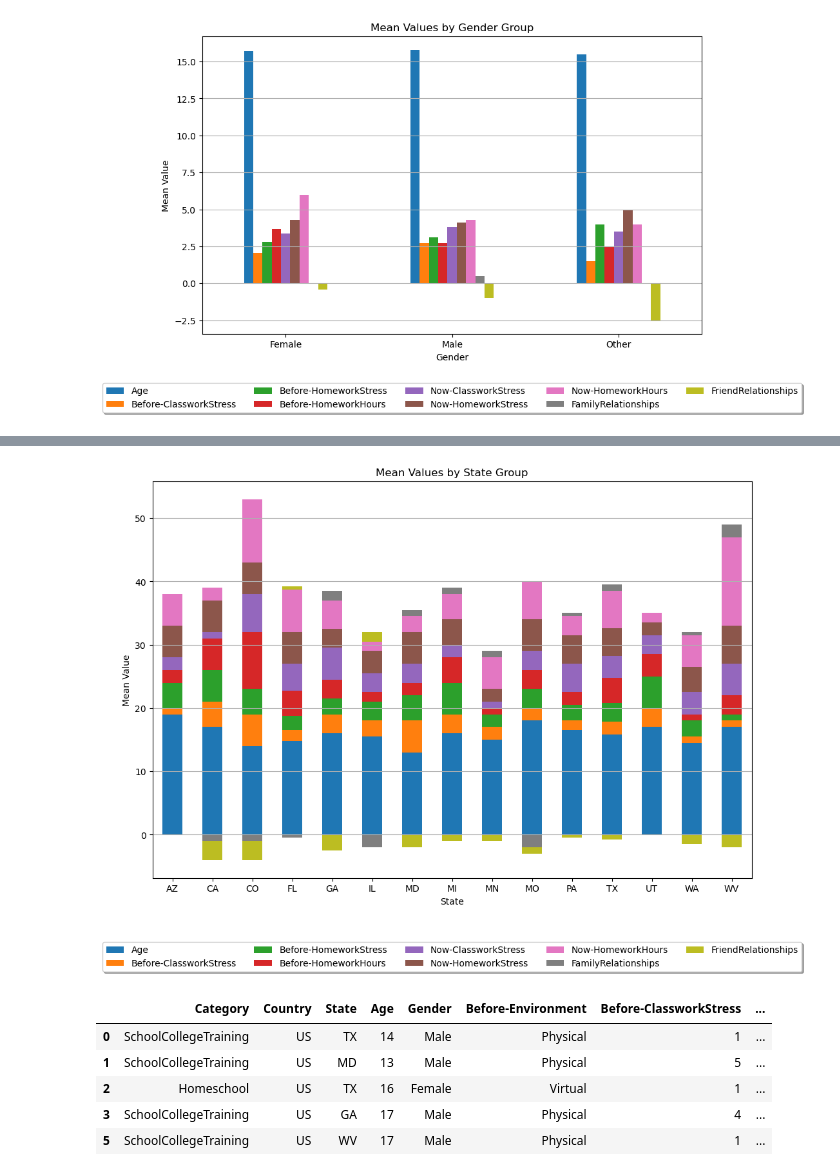
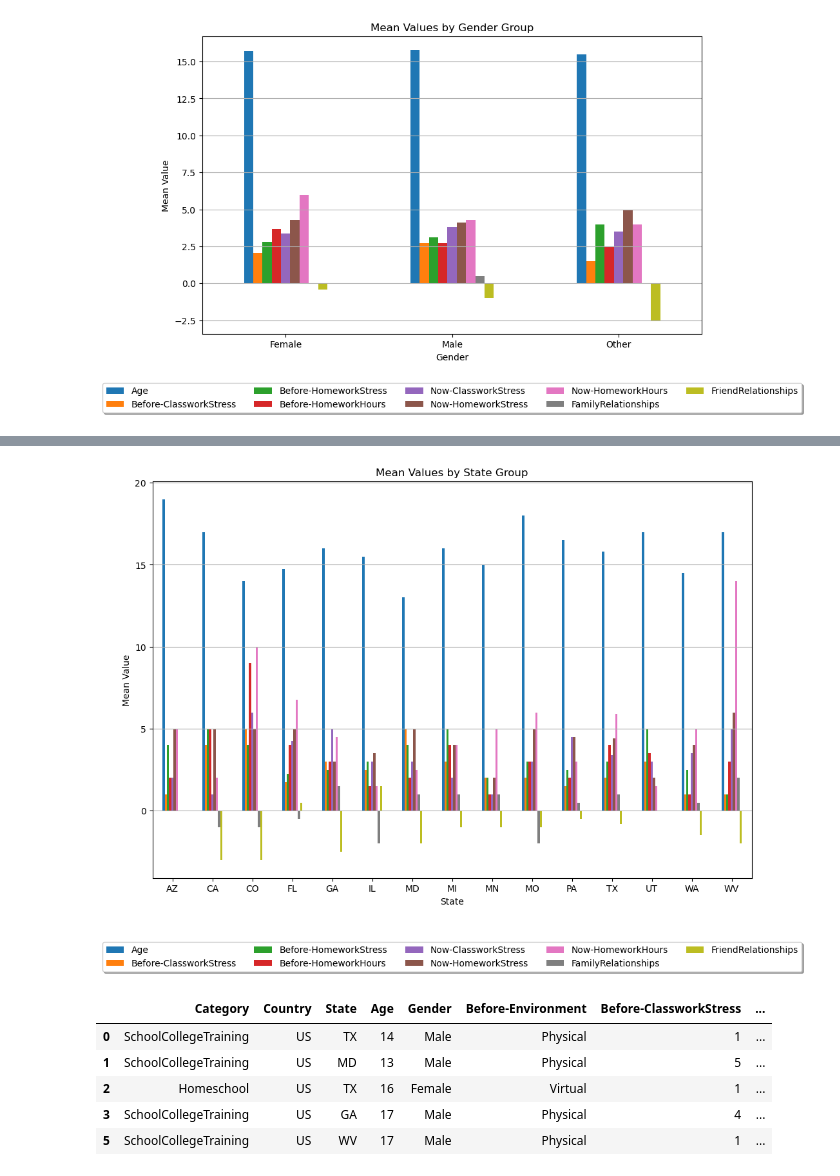
Before and after one commit to seric0619/Springboard, a Jupyter notebook: Capstone/Data-Wrangling.ipynb, the cells around one changed output, grey strips where cells are left out. Drawn from its saved outputs; the diff is of its cells as text; code cells hidden in the pictures.

```diff
--- a/Capstone/Data-Wrangling.ipynb
+++ b/Capstone/Data-Wrangling.ipynb
@@ -281,19 +277,19 @@ state_means.head()
 | GA | 16.00 | 3.00 | 2.50 | 3.0 | 5.00 | ... |
 # %%
 # Plot means using stacked bar graph
-ax = state_means.plot(kind='bar', figsize=(12, 8), stacked=True)  # Adjust the figure size as needed
+ax = state_means.plot(kind='bar', figsize=(12, 8))
 plt.title('Mean Values by State Group')
 plt.xlabel('State')
 plt.ylabel('Mean Value')
-plt.xticks(rotation=0)  # Rotate x-axis labels if needed
-plt.grid(axis='y')  # Add gridlines along y-axis
+plt.xticks(rotation=0)
+plt.grid(axis='y')
 
 # Move the legend below the plot
 plt.legend(loc='upper center', bbox_to_anchor=(0.5, -0.15), fancybox=True, shadow=True, ncol=5)
 
 plt.show()
 # %% [output]
-[figure, old version]
+[figure, new version]
 # %%
 # Define a dictionary mapping states to regions
 state_region_mapping = {
```
Also changed, not shown: parts of 8 cells of this notebook.
